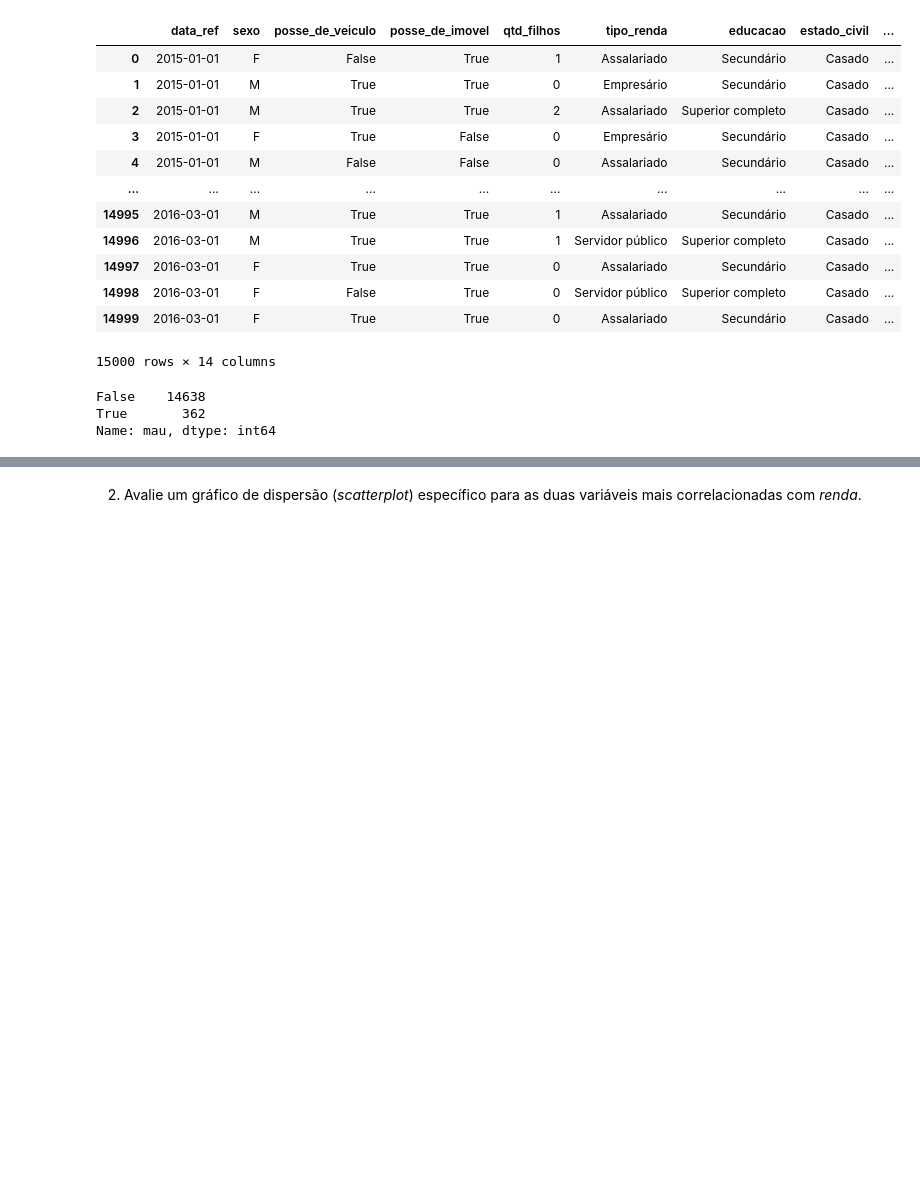
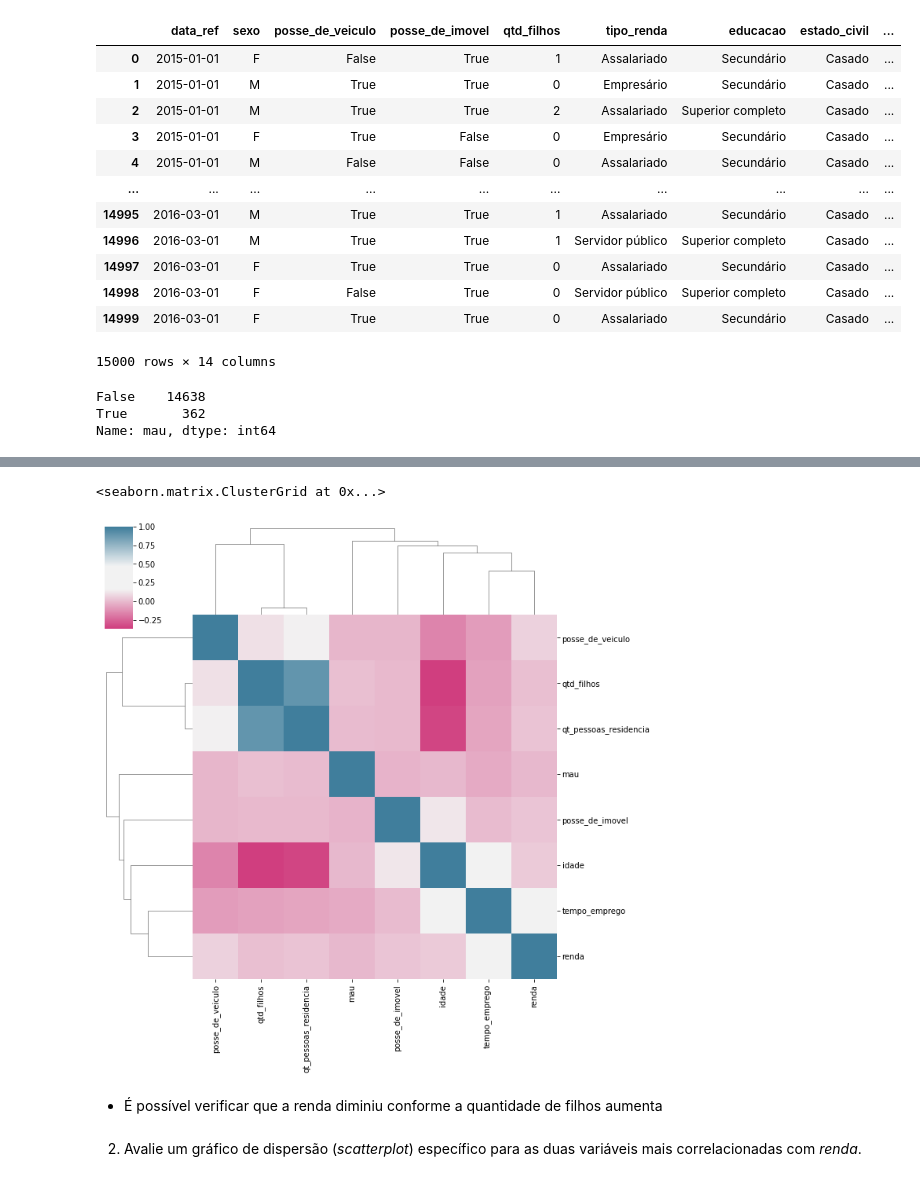
Before and after one commit to RochaKleiton/EBAC_voltazero, a Jupyter notebook: Modulos/10/Profissão-Cientista de Dados_M10_support material_assignment01.ipynb, the cells around one changed output, grey strips where cells are left out. Cells and saved outputs as stored; diff of their text form; code cells hidden in the pictures; blank space fills up the shorter version.

```diff
--- a/Modulos/10/Profissão-Cientista de Dados_M10_support material_assignment01.ipynb
+++ b/Modulos/10/Profissão-Cientista de Dados_M10_support material_assignment01.ipynb
@@ -100,2 +103,11 @@ sns.pairplot(df[[ 'qtd_filhos', 'idade',
+# %%
+cmap = sns.diverging_palette(h_neg=350, h_pos=230, as_cmap=True, sep = 60, center = 'light')
+
+sns.clustermap(df.corr(),cmap=cmap)
+# %% [output]
+<seaborn.matrix.ClusterGrid at 0x...>
+[figure, added]
+# %% [markdown]
+   - É possível verificar que a renda diminiu conforme a quantidade de filhos aumenta
 # %% [markdown]
 2) Avalie um gráfico de dispersão (*scatterplot*) específico para as duas variáveis mais correlacionadas com *renda*.
```
Also changed, not shown: parts of 11 cells of this notebook.
